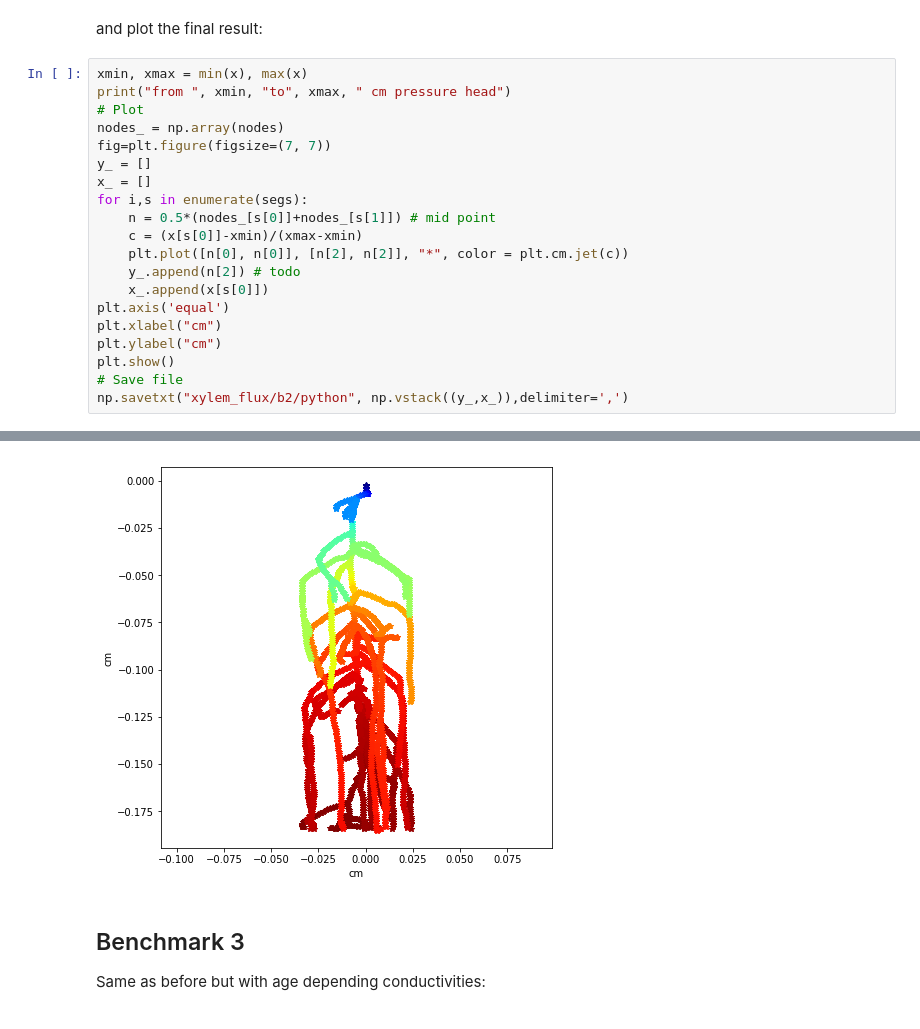
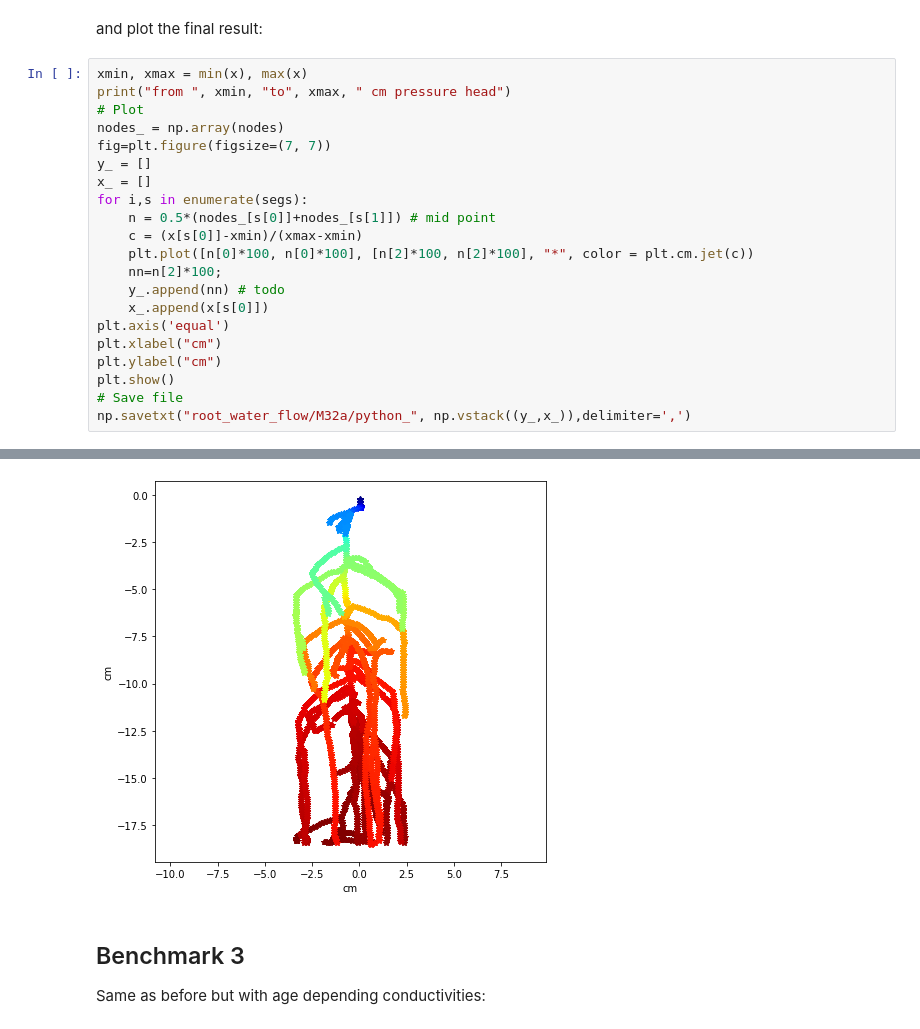
Before and after one commit to RSA-benchmarks/collaborative-comparison, a Jupyter notebook: Water flow in roots - Python.ipynb, the cells around one changed output, grey strips where cells are left out. Saved outputs shown, nothing was run; the diff lists cells and outputs as text.

```diff
--- a/Water flow in roots - Python.ipynb
+++ b/Water flow in roots - Python.ipynb
@@ -311,13 +311,14 @@ x_ = []
 for i,s in enumerate(segs):
     n = 0.5*(nodes_[s[0]]+nodes_[s[1]]) # mid point
     c = (x[s[0]]-xmin)/(xmax-xmin)
-    plt.plot([n[0], n[0]], [n[2], n[2]], "*", color = plt.cm.jet(c))
-    y_.append(n[2]) # todo
+    plt.plot([n[0]*100, n[0]*100], [n[2]*100, n[2]*100], "*", color = plt.cm.jet(c))
+    nn=n[2]*100;
+    y_.append(nn) # todo
     x_.append(x[s[0]])
 plt.axis('equal')
 plt.xlabel("cm")
 plt.ylabel("cm")
 plt.show()
 # Save file
-np.savetxt("xylem_flux/b2/python", np.vstack((y_,x_)),delimiter=',')
+np.savetxt("root_water_flow/M32a/python_", np.vstack((y_,x_)),delimiter=',')
 # %% [output]
@@ -325,4 +326,4 @@ from  -500.0 to -240.81561390126274  cm pressure head
-[figure, old version]
+[figure, new version]
 # %% [markdown]
 ## Benchmark 3
 
```
Also changed, not shown: parts of 5 cells of this notebook, 3 other files.
